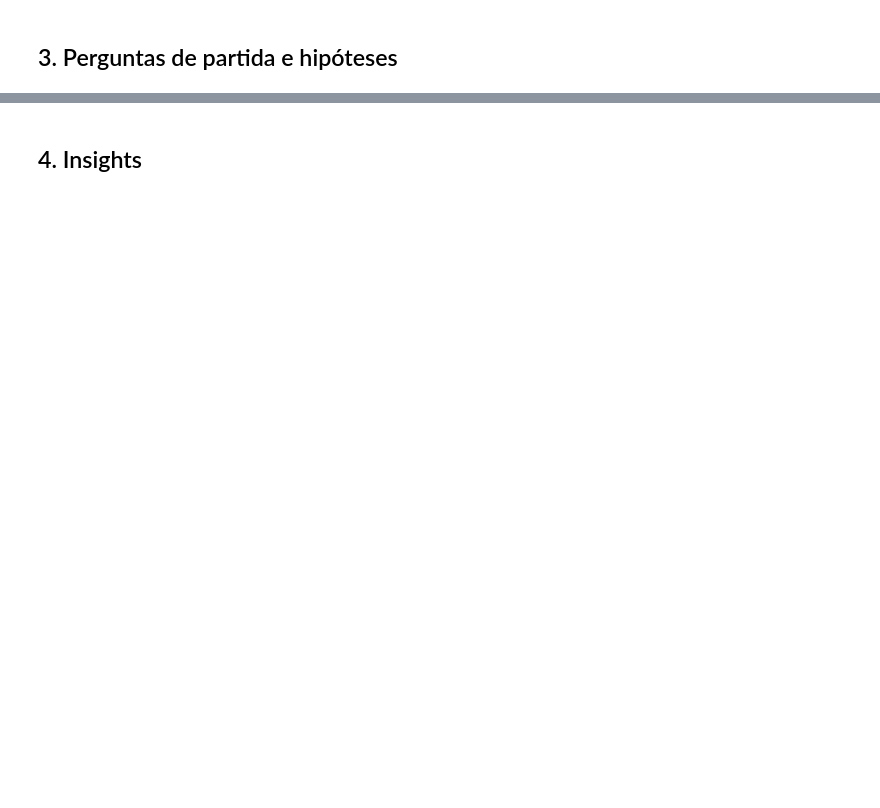
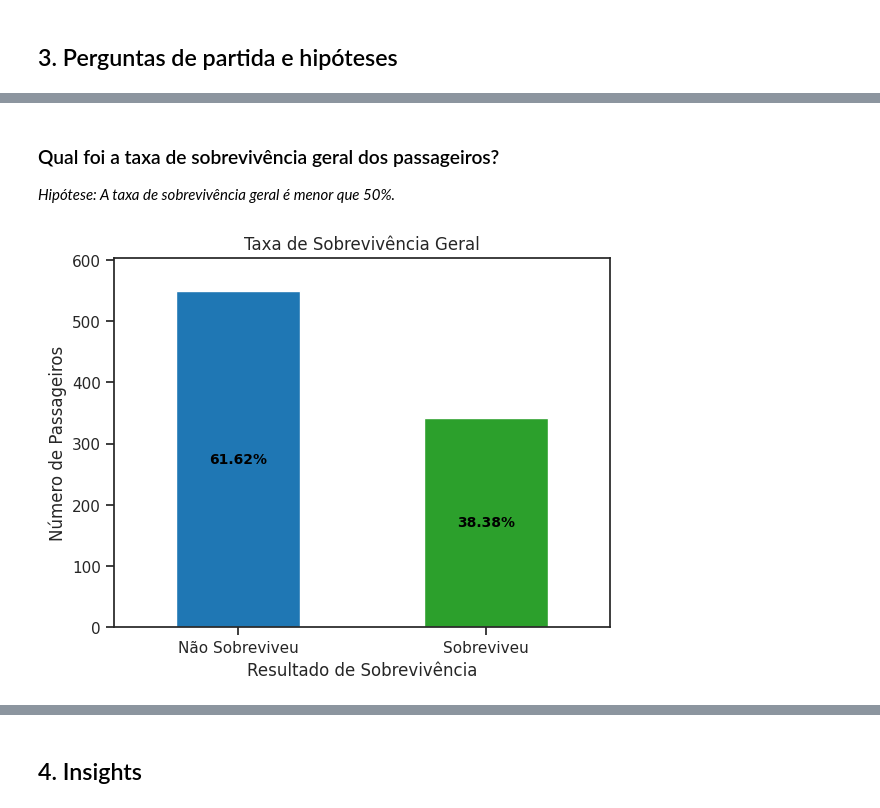
Before and after one commit to KesavaS2/Avanti-Bootcamp-cdd, a Jupyter notebook: notebooks/01-exploratory_data_analysis.ipynb, the cells around one changed output, grey strips where cells are left out. Cells and saved outputs as stored; diff of their text form; code cells hidden in the pictures; blank space fills up the shorter version.

```diff
--- a/notebooks/01-exploratory_data_analysis.ipynb
+++ b/notebooks/01-exploratory_data_analysis.ipynb
@@ -69,0 +132,25 @@ dicionario
+# %% [markdown]
+### Qual foi a taxa de sobrevivência geral dos passageiros?
+
+_Hipótese: A taxa de sobrevivência geral é menor que 50%._
+# %%
+# Qual foi a taxa de sobrevivência geral dos passageiros?
+file_path = ('../data/raw/titanic.csv')
+titanic_data = pd.read_csv(file_path)
+survival_counts = titanic_data ['survived'].value_counts()
+survival_counts.plot(kind='bar', color=['red', 'blue'])
+total_passengers = survival_counts.sum()
+survival_percentages = survival_counts / total_passengers * 100
+colors = ['#1f77b4', '#2ca02c']
+ax = survival_counts.plot(kind='bar', color=colors)
+plt.title('Taxa de Sobrevivência Geral')
+plt.xlabel('Resultado de Sobrevivência')
+plt.ylabel('Número de Passageiros')
+plt.xticks([0, 1], ['Não Sobreviveu', 'Sobreviveu'], rotation=0)
+for i, (count, percentage) in enumerate(zip(survival_counts, survival_percentages)):
+    ax.text(i, count / 2, f'{percentage:.2f}%', ha='center', va='center', color='black', fontsize=10, weight='bold')
+
+plt.ylim(0, survival_counts.max() * 1.1)
+plt.show()
+# %% [output]
+[figure, added]
```
Also changed, not shown: parts of 16 cells of this notebook.
